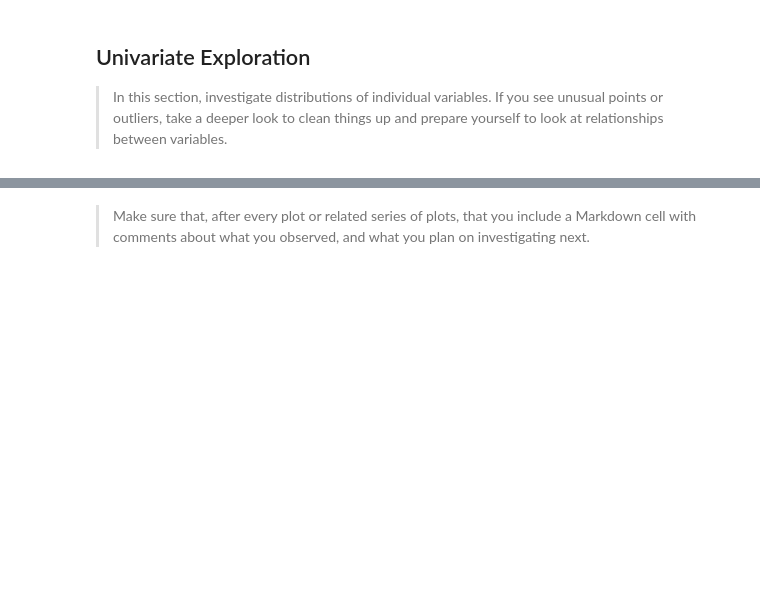
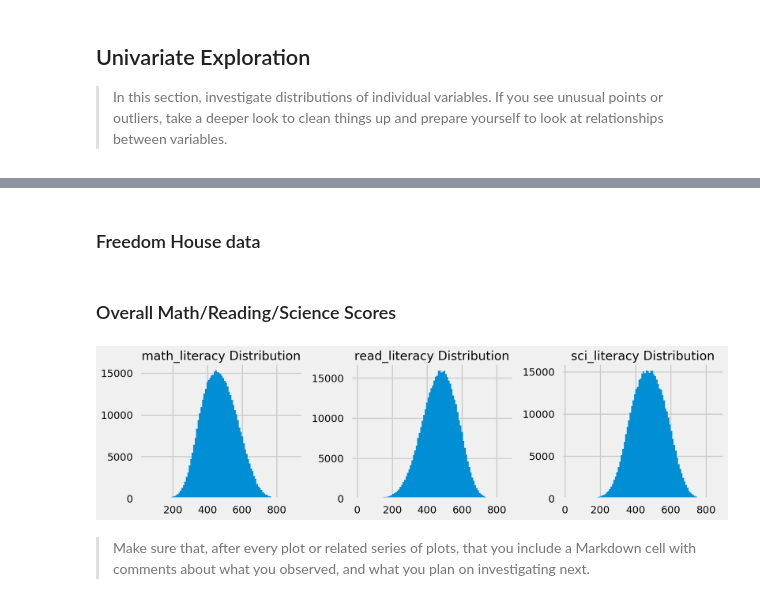
Before and after one commit to kennethn/data-analyst-nanodegree, a Jupyter notebook: 5_Communicate_Data_Findings/PISA_Data_Exploration.ipynb, the cells around one changed output, grey strips where cells are left out. Saved outputs shown, nothing was run; the diff lists cells and outputs as text; code cells hidden in the pictures; blank space fills up the shorter version.

```diff
--- a/5_Communicate_Data_Findings/PISA_Data_Exploration.ipynb
+++ b/5_Communicate_Data_Findings/PISA_Data_Exploration.ipynb
@@ -574,3 +271,29 @@ and prepare yourself to look at relationships between variables.
+# %% [markdown]
+### Freedom House data
+# %% [markdown]
+### Overall Math/Reading/Science Scores
+# %%
+# Function for plotting multiple histograms from here:
+# https://stackoverflow.com/questions/29530355/plotting- \
+# multiple-histograms-in-grid
+def draw_histograms(df, variables, n_rows, n_cols):
+    fig = plt.figure()
+    for i, var_name in enumerate(variables):
+        ax = fig.add_subplot(n_rows, n_cols, i + 1)
+        df[var_name].hist(bins=100, ax=ax)
+        ax.set_title(var_name + " Distribution")
+    fig.set_size_inches(14, 4)
+    fig.tight_layout()  # Improves appearance a bit.
+    plt.show()
+
+
+draw_histograms(df_clean,
+                ['math_literacy',
+                 'read_literacy',
+                 'sci_literacy'],
+                1, 3)
+# %% [output]
+[figure, added]
 # %% [markdown]
 > Make sure that, after every plot or related series of plots, that you
 include a Markdown cell with comments about what you observed, and what
```
Also changed, not shown: parts of 76 cells of this notebook, 4 other files.
